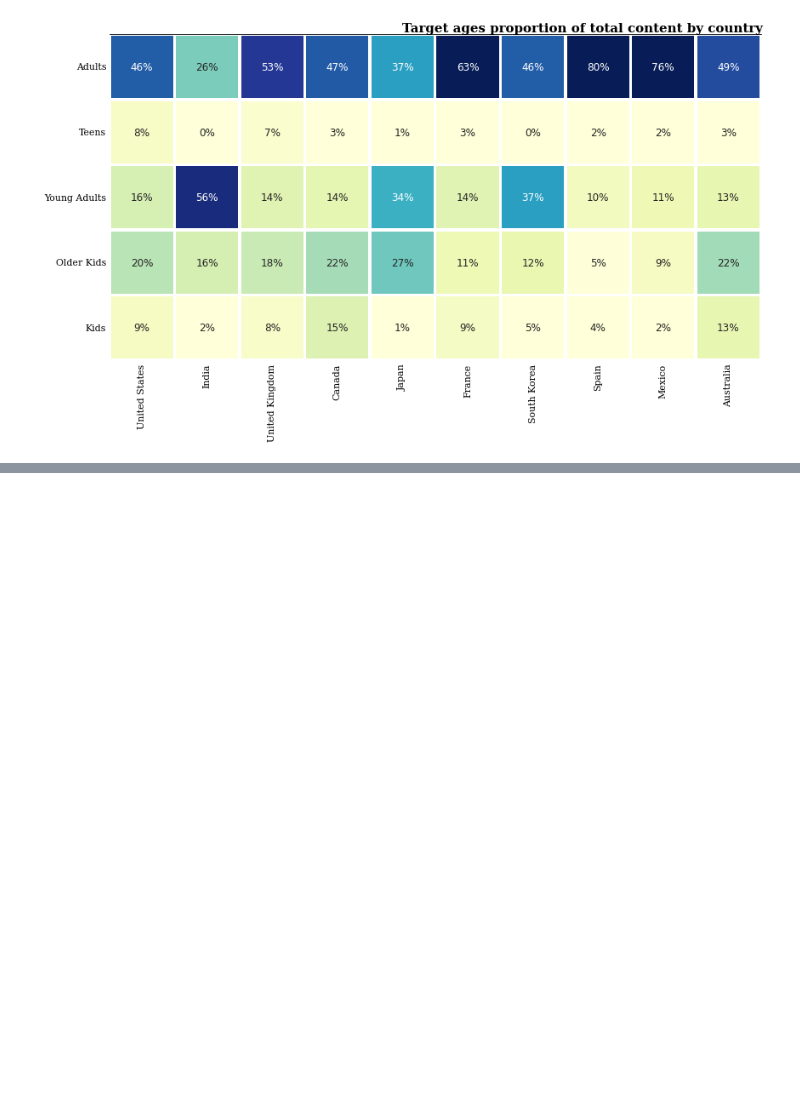
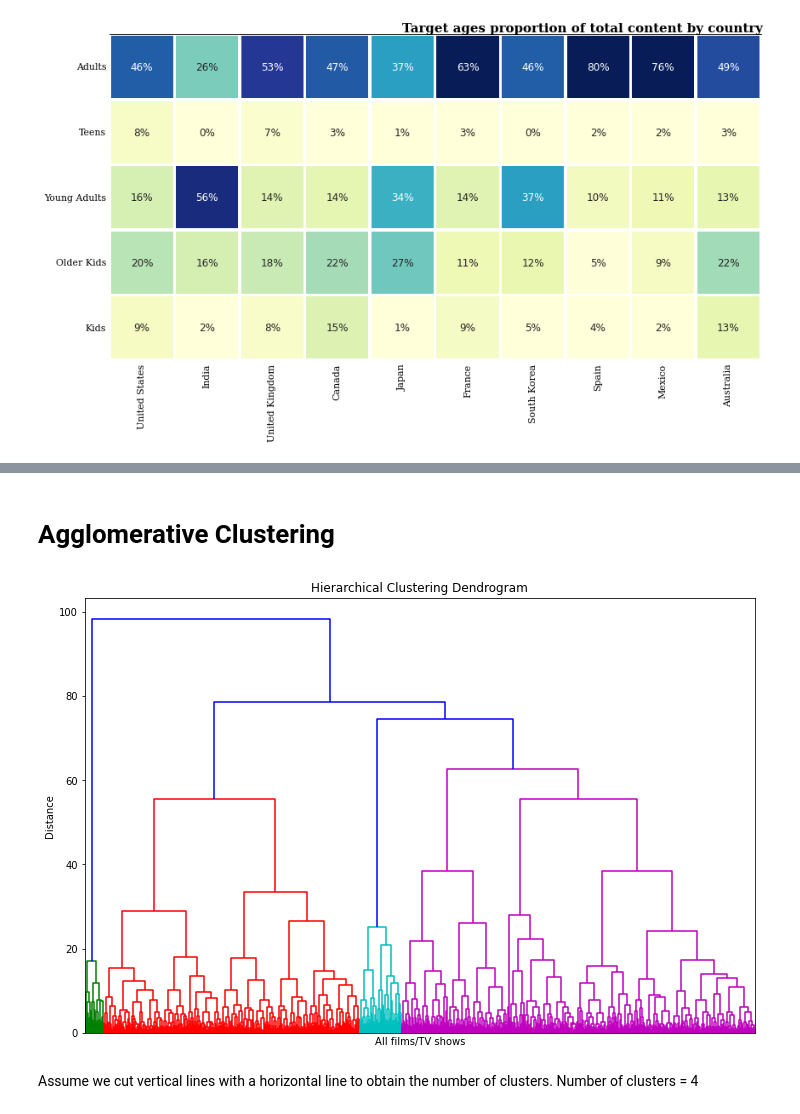
Before and after one commit to amrita-sarkar1/Netflix-Movies-and-TV-Shows-Clustering, a Jupyter notebook: Netflix_Movies_and_TV_Shows_Clustering.ipynb, the cells around one changed output, grey strips where cells are left out. Drawn from its saved outputs; the diff is of its cells as text; code cells hidden in the pictures; blank space fills up the shorter version.

```diff
--- a/Netflix_Movies_and_TV_Shows_Clustering.ipynb
+++ b/Netflix_Movies_and_TV_Shows_Clustering.ipynb
@@ -662,0 +820,2 @@ plt.show()
+# %% [markdown]
+# Agglomerative Clustering
@@ -662,0 +883,20 @@ plt.show()
+# %%
+# we use dendrogram to get number of clusters.
+distances_linkage = linkage(netflix_standarized,
+                            method = 'ward',
+                            metric = 'euclidean')
+plt.figure(figsize=(12, 8))
+plt.title('Hierarchical Clustering Dendrogram')
+plt.xlabel('All films/TV shows')
+plt.ylabel('Distance')
+dendrogram(
+    distances_linkage,
+    no_labels = True
+)
+
+plt.show()
+# %% [output]
+[figure, added]
+# %% [markdown]
+Assume we cut vertical lines with a horizontal line to obtain the number of clusters.
+Number of clusters = 4
```
Also changed, not shown: parts of 29 cells of this notebook.
